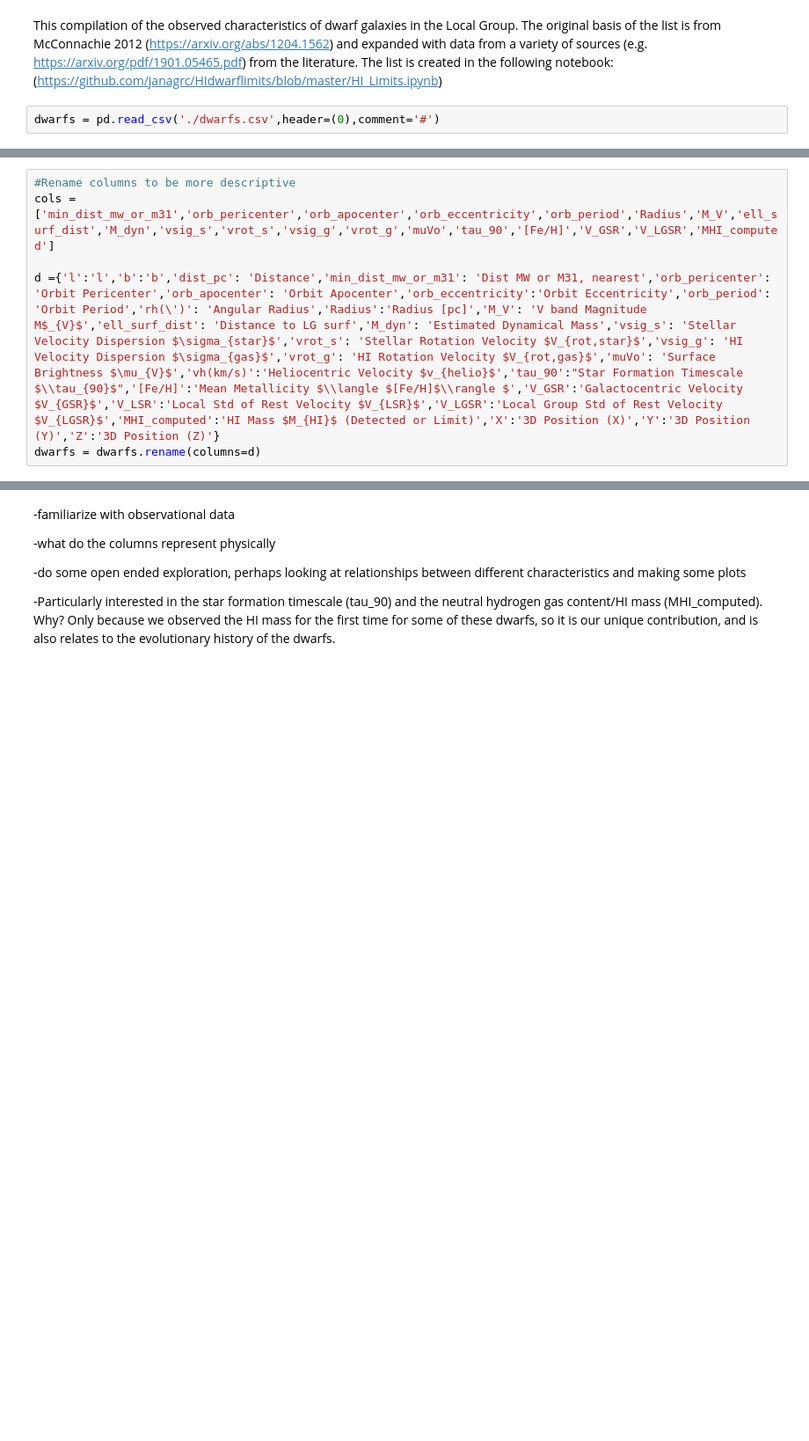
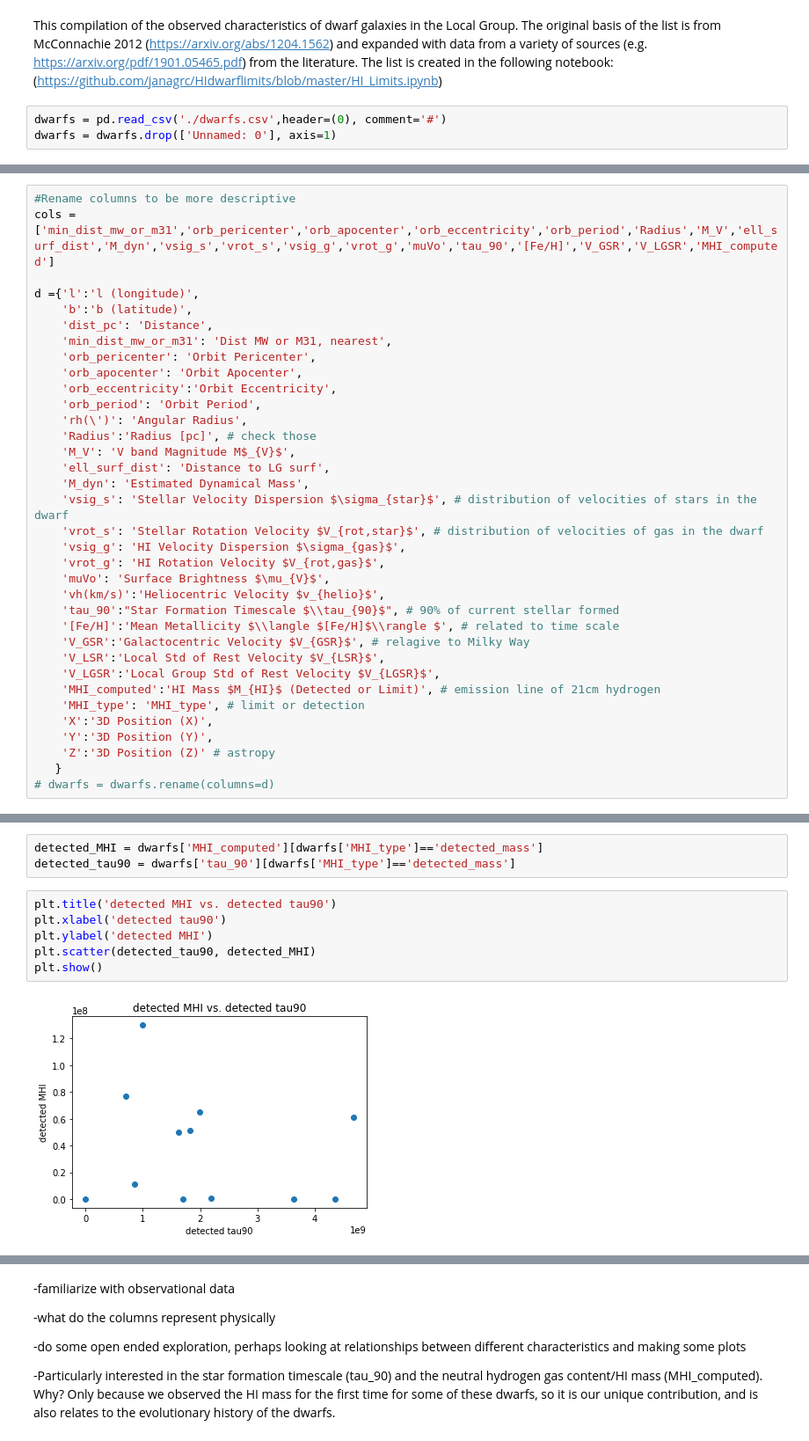
Before and after one commit to janagrc/sims2obs, a Jupyter notebook: sims2obs.ipynb, the cells around one changed output, grey strips where cells are left out. Shown: that part at 88% size. Cells and saved outputs as stored; diff of their text form; blank space fills up the shorter version.

```diff
--- a/sims2obs.ipynb
+++ b/sims2obs.ipynb
@@ -19,5 +20,6 @@ We'll work with two types of data: simulations and observations. The observation
 # %% [markdown]
 This compilation of the observed characteristics of dwarf galaxies in the Local Group. The original basis of the list is from McConnachie 2012 (https://arxiv.org/abs/1204.1562) and expanded with data from a variety of sources (e.g. https://arxiv.org/pdf/1901.05465.pdf) from the literature. The list is created in the following notebook: (https://github.com/janagrc/HIdwarflimits/blob/master/HI_Limits.ipynb)
 # %%
-dwarfs = pd.read_csv('./dwarfs.csv',header=(0),comment='#')
+dwarfs = pd.read_csv('./dwarfs.csv',header=(0), comment='#')
+dwarfs = dwarfs.drop(['Unnamed: 0'], axis=1)
 # %%
@@ -60,5 +61,34 @@ list(dwarfs.columns)
 #Rename columns to be more descriptive
 cols = ['min_dist_mw_or_m31','orb_pericenter','orb_apocenter','orb_eccentricity','orb_period','Radius','M_V','ell_surf_dist','M_dyn','vsig_s','vrot_s','vsig_g','vrot_g','muVo','tau_90','[Fe/H]','V_GSR','V_LGSR','MHI_computed']
 
-d ={'l':'l','b':'b','dist_pc': 'Distance','min_dist_mw_or_m31': 'Dist MW or M31, nearest','orb_pericenter': 'Orbit Pericenter','orb_apocenter': 'Orbit Apocenter','orb_eccentricity':'Orbit Eccentricity','orb_period': 'Orbit Period','rh(\')': 'Angular Radius','Radius':'Radius [pc]','M_V': 'V band Magnitude M$_{V}$','ell_surf_dist': 'Distance to LG surf','M_dyn': 'Estimated Dynamical Mass','vsig_s': 'Stellar Velocity Dispersion $\sigma_{star}$','vrot_s': 'Stellar Rotation Velocity $V_{rot,star}$','vsig_g': 'HI Velocity Dispersion $\sigma_{gas}$','vrot_g': 'HI Rotation Velocity $V_{rot,gas}$','muVo': 'Surface Brightness $\mu_{V}$','vh(km/s)':'Heliocentric Velocity $v_{helio}$','tau_90':"Star Formation Timescale $\\tau_{90}$",'[Fe/H]':'Mean Metallicity $\\langle $[Fe/H]$\\rangle $','V_GSR':'Galactocentric Velocity $V_{GSR}$','V_LSR':'Local Std of Rest Velocity $V_{LSR}$','V_LGSR':'Local Group Std of Rest Velocity $V_{LGSR}$','MHI_computed':'HI Mass $M_{HI}$ (Detected or Limit)','X':'3D Position (X)','Y':'3D Position (Y)','Z':'3D Position (Z)'}
-dwarfs = dwarfs.rename(columns=d)
+d ={'l':'l (longitude)',
+    'b':'b (latitude)',
+    'dist_pc': 'Distance',
+    'min_dist_mw_or_m31': 'Dist MW or M31, nearest',
+    'orb_pericenter': 'Orbit Pericenter',
+    'orb_apocenter': 'Orbit Apocenter',
+    'orb_eccentricity':'Orbit Eccentricity',
+    'orb_period': 'Orbit Period',
+    'rh(\')': 'Angular Radius',
+    'Radius':'Radius [pc]', # check those
+    'M_V': 'V band Magnitude M$_{V}$',
+    'ell_surf_dist': 'Distance to LG surf',
+    'M_dyn': 'Estimated Dynamical Mass',
+    'vsig_s': 'Stellar Velocity Dispersion $\sigma_{star}$', # distribution of velocities of stars in the dwarf
+    'vrot_s': 'Stellar Rotation Velocity $V_{rot,star}$', # distribution of velocities of gas in the dwarf
+    'vsig_g': 'HI Velocity Dispersion $\sigma_{gas}$',
+    'vrot_g': 'HI Rotation Velocity $V_{rot,gas}$',
+    'muVo': 'Surface Brightness $\mu_{V}$',
+    'vh(km/s)':'Heliocentric Velocity $v_{helio}$',
+    'tau_90':"Star Formation Timescale $\\tau_{90}$", # 90% of current stellar formed
+    '[Fe/H]':'Mean Metallicity $\\langle $[Fe/H]$\\rangle $', # related to time scale
+    'V_GSR':'Galactocentric Velocity $V_{GSR}$', # relagive to Milky Way
+    'V_LSR':'Local Std of Rest Velocity $V_{LSR}$',
+    'V_LGSR':'Local Group Std of Rest Velocity $V_{LGSR}$',
+    'MHI_computed':'HI Mass $M_{HI}$ (Detected or Limit)', # emission line of 21cm hydrogen
+    'MHI_type': 'MHI_type', # limit or detection
+    'X':'3D Position (X)',
+    'Y':'3D Position (Y)',
+    'Z':'3D Position (Z)' # astropy
+   }
+# dwarfs = dwarfs.rename(columns=d)
@@ -64,0 +148,11 @@ dwarfs = dwarfs.rename(columns=d)
+# %%
+detected_MHI = dwarfs['MHI_computed'][dwarfs['MHI_type']=='detected_mass']
+detected_tau90 = dwarfs['tau_90'][dwarfs['MHI_type']=='detected_mass']
+# %%
+plt.title('detected MHI vs. detected tau90')
+plt.xlabel('detected tau90')
+plt.ylabel('detected MHI')
+plt.scatter(detected_tau90, detected_MHI)
+plt.show()
+# %% [output]
+[figure, added]
```
Also changed, not shown: parts of 25 cells of this notebook, 1 other file.
